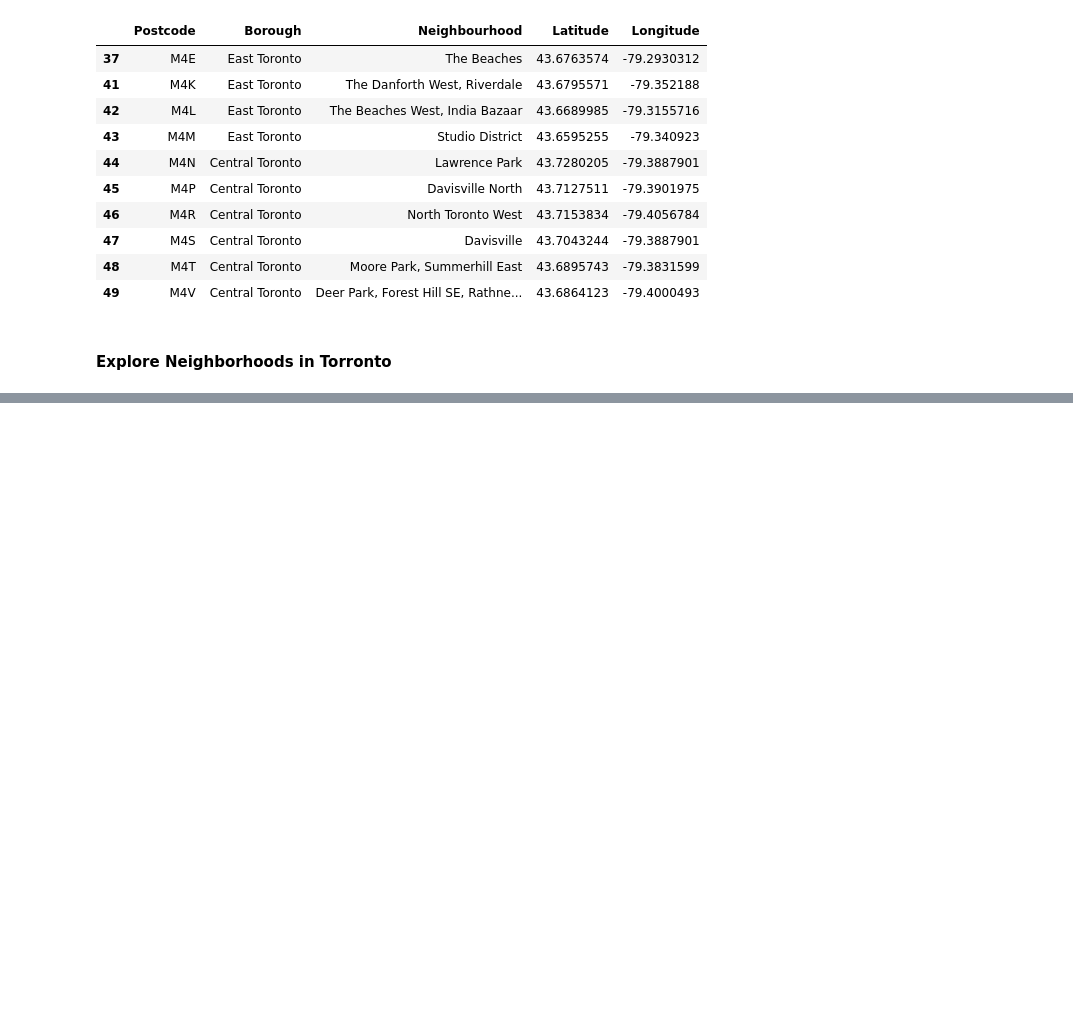
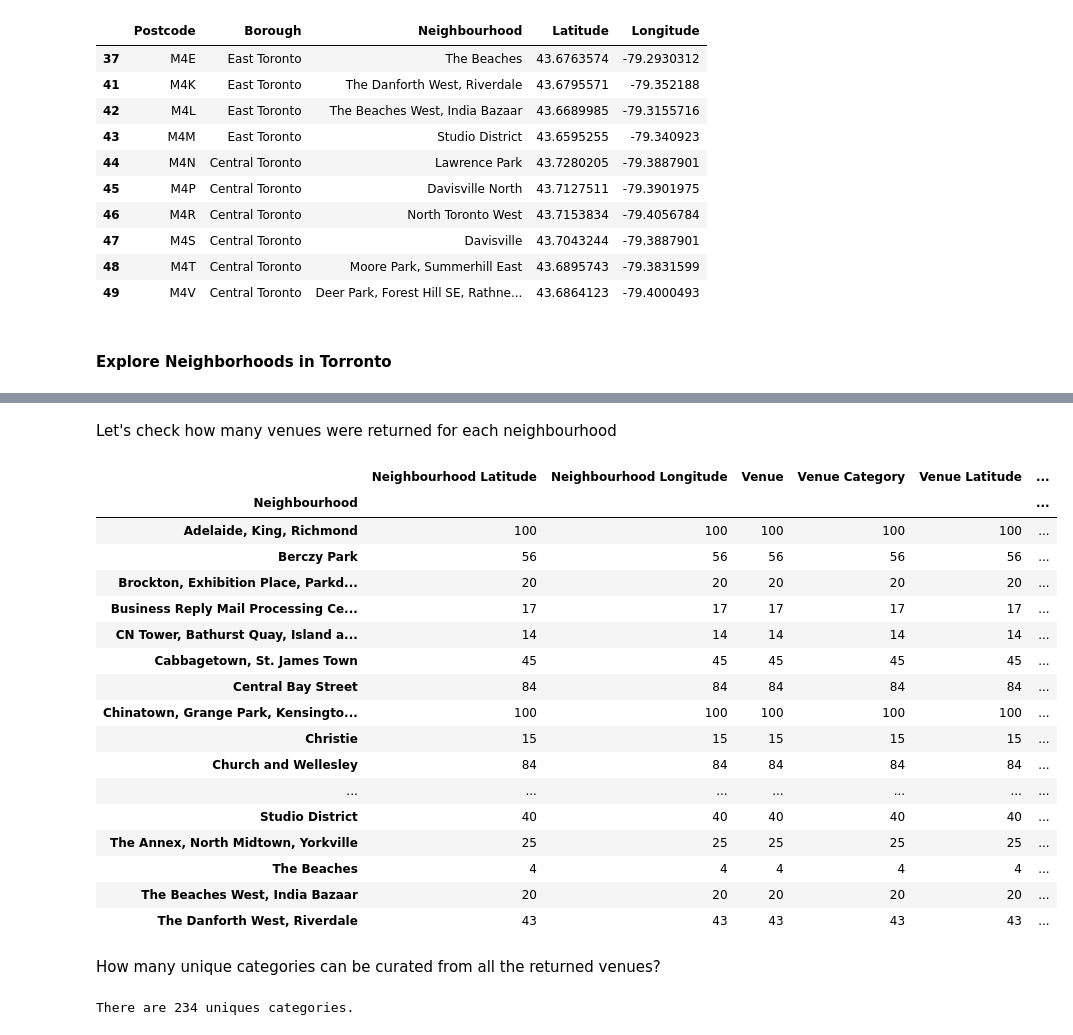
Before and after one commit to lisanammah/Coursera_Capstone-1, a Jupyter notebook: Week3Assignment/toronto_neighborhoods.ipynb, the cells around one changed output, grey strips where cells are left out. Cells and saved outputs as stored; diff of their text form; code cells hidden in the pictures; blank space fills up the shorter version.

Commit message:
get_newarby_venues() function defined, neighbourhoods analysis started.

```diff
--- a/Week3Assignment/toronto_neighborhoods.ipynb
+++ b/Week3Assignment/toronto_neighborhoods.ipynb
@@ -241,0 +242,10 @@ Let's replicate (and refactor a little bit) the `getNearbyVenues()`  function fr
+# %%
+toronto_venues = pd.DataFrame()
+for index, row in canada_post_codes.iterrows():
+    venues_list = utils.get_nearby_venues(row['Neighbourhood'],
+                                          row['Latitude'],
+                                          row['Longitude'])
+    toronto_venues = toronto_venues.append(pd.DataFrame(venues_list))
+
+print('DataFrame shape: ', toronto_venues.shape)
+toronto_venues.head(10)
@@ -241,0 +265,29 @@ Let's replicate (and refactor a little bit) the `getNearbyVenues()`  function fr
+# %% [markdown]
+Let's check how many venues were returned for each neighbourhood
+# %%
+toronto_venues.groupby('Neighbourhood').count()
+# %% [output]
+|  | Neighbourhood Latitude | Neighbourhood Longitude | Venue | Venue Category | Venue Latitude | ... |
+| Neighbourhood |  |  |  |  |  | ... |
+| Adelaide, King, Richmond | 100 | 100 | 100 | 100 | 100 | ... |
+| Berczy Park | 56 | 56 | 56 | 56 | 56 | ... |
+| Brockton, Exhibition Place, Parkd... | 20 | 20 | 20 | 20 | 20 | ... |
+| Business Reply Mail Processing Ce... | 17 | 17 | 17 | 17 | 17 | ... |
+| CN Tower, Bathurst Quay, Island a... | 14 | 14 | 14 | 14 | 14 | ... |
+| Cabbagetown, St. James Town | 45 | 45 | 45 | 45 | 45 | ... |
+| Central Bay Street | 84 | 84 | 84 | 84 | 84 | ... |
+| Chinatown, Grange Park, Kensingto... | 100 | 100 | 100 | 100 | 100 | ... |
+| Christie | 15 | 15 | 15 | 15 | 15 | ... |
+| Church and Wellesley | 84 | 84 | 84 | 84 | 84 | ... |
+| ... | ... | ... | ... | ... | ... | ... |
+| Studio District | 40 | 40 | 40 | 40 | 40 | ... |
+| The Annex, North Midtown, Yorkville | 25 | 25 | 25 | 25 | 25 | ... |
+| The Beaches | 4 | 4 | 4 | 4 | 4 | ... |
+| The Beaches West, India Bazaar | 20 | 20 | 20 | 20 | 20 | ... |
+| The Danforth West, Riverdale | 43 | 43 | 43 | 43 | 43 | ... |
+# %% [markdown]
+How many unique categories can be curated from all the returned venues?
+# %%
+print('There are {} uniques categories.'.format(len(toronto_venues['Venue Category'].unique())))
+# %% [output]
+There are 234 uniques categories.
```
Also changed, not shown: parts of 2 cells of this notebook, 2 other files.
